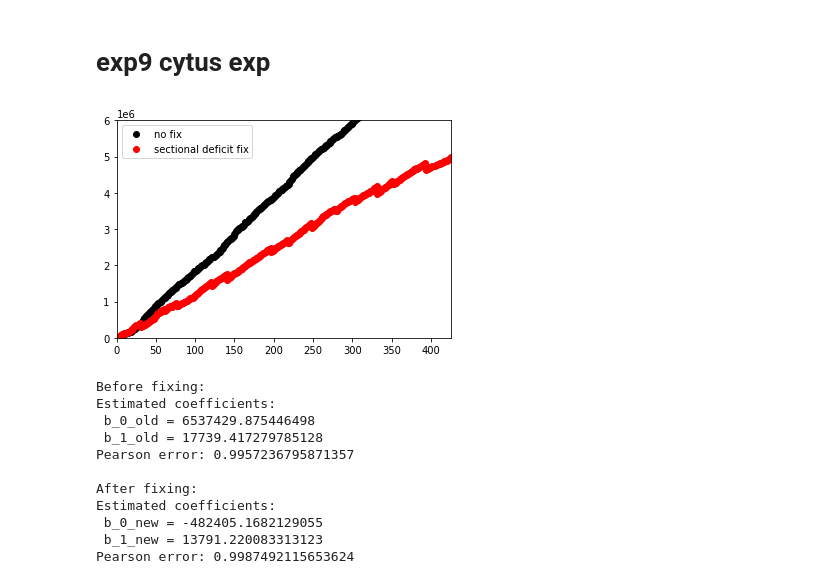
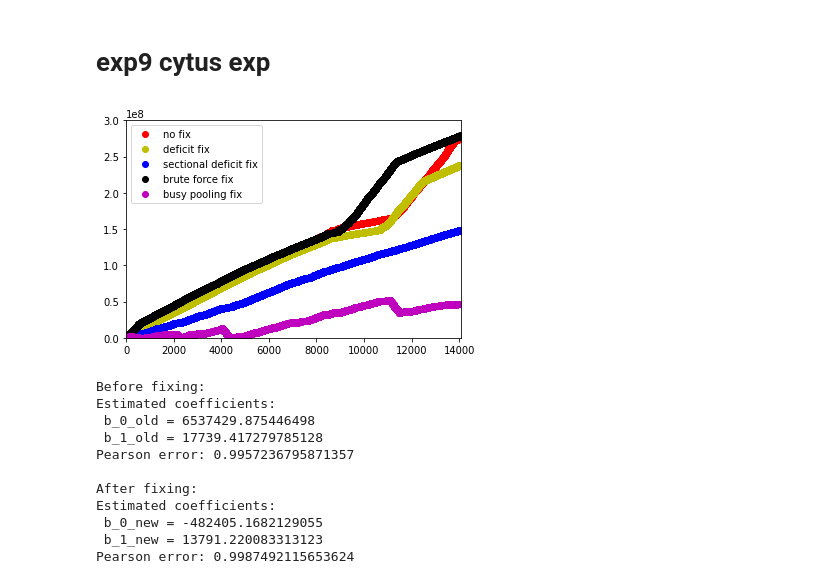
Before and after one commit to lunjohnzhang/RERAN, a Jupyter notebook: data_set/plotTimePoint.ipynb, the cells around one changed output. Cells and saved outputs as stored; diff of their text form; code cells hidden in the pictures.

```diff
--- a/data_set/plotTimePoint.ipynb
+++ b/data_set/plotTimePoint.ipynb
@@ -19,15 +19,20 @@ from data_process.utils import *
 # %% [markdown]
 # exp9 cytus exp
 # %%
-plotRecordActualDiff(9, 1, color = 'ko', label = "no fix")
-plotRecordActualDiff(9, 2, color = 'ro', label = "sectional deficit fix")
+axis=[0, 14076, 0, 300*1e6]
+plotRecordActualDiff(9, 1, color = 'ro', label = "no fix", axis=axis)
+plotRecordActualDiff(9, 2, color = 'yo', label = "deficit fix", axis=axis)
+plotRecordActualDiff(9, 3, color = 'bo', label = "sectional deficit fix", axis=axis)
+plotRecordActualDiff(9, 4, color = 'ko', label = "brute force fix", axis=axis)
+plotRecordActualDiff(9, 5, color = 'mo', label = "busy pooling fix", axis=axis)
+
 
 plt.legend()
 plt.show()
 
 # score: 7% to 15%
 # %% [output]
-[figure, old version]
+[figure, new version]
 # %%
 plotFixComWithLR(9, 1, 9, 2)
 # %% [output]
```
Also changed, not shown: parts of 1 cell of this notebook, 57 other files.
